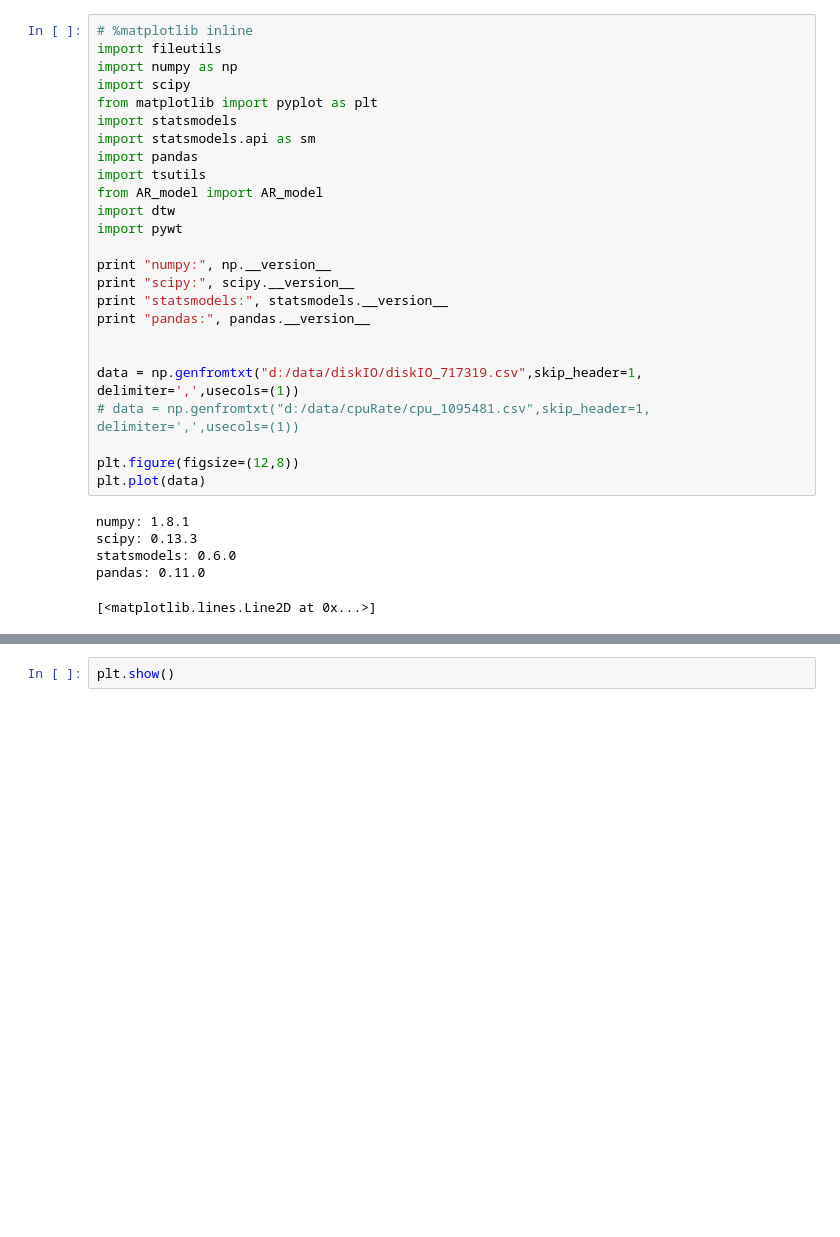
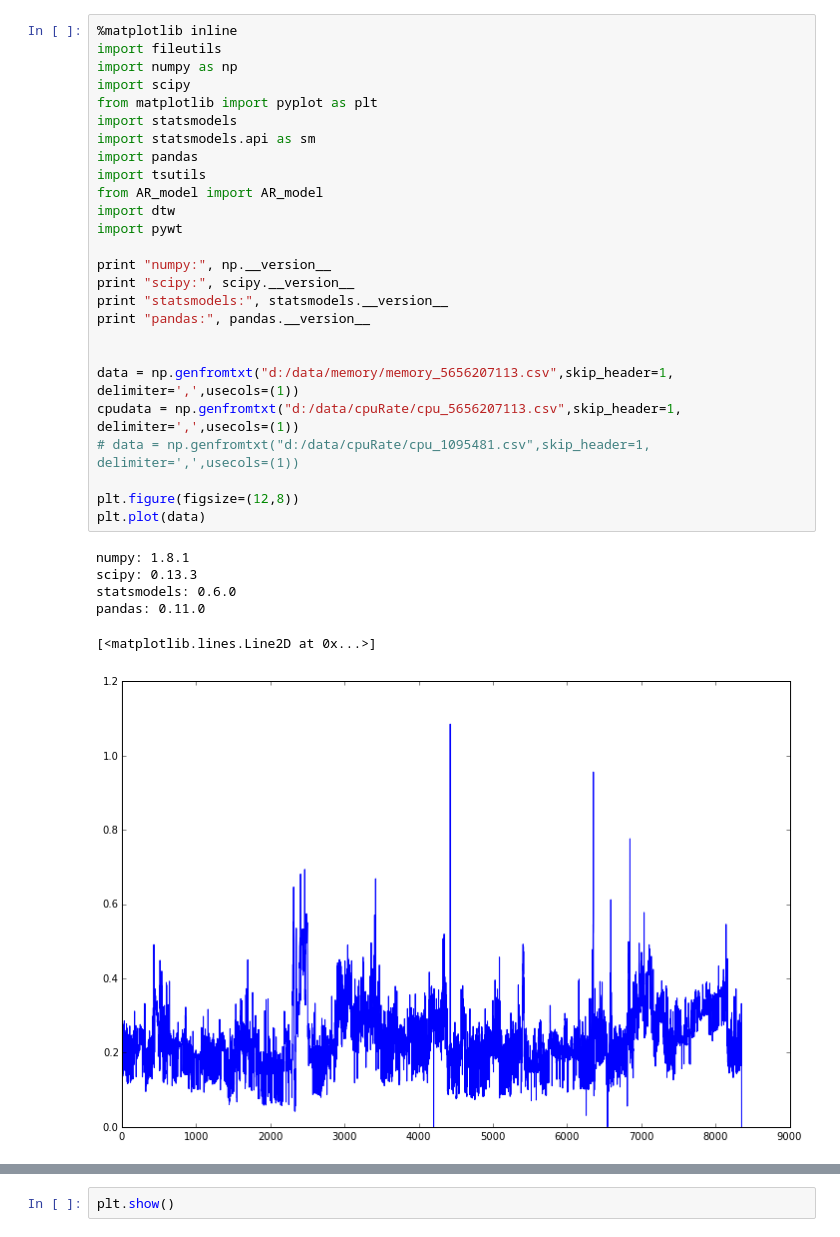
Before and after one commit to Manrich121/ForecastingCloud, a Jupyter notebook: DataPlot/src/ExploreData.ipynb, the cells around one changed output, grey strips where cells are left out. Cells and saved outputs as stored; diff of their text form; blank space fills up the shorter version.

```diff
--- a/DataPlot/src/ExploreData.ipynb
+++ b/DataPlot/src/ExploreData.ipynb
@@ -1,31 +1,33 @@
 # %%
-# %matplotlib inline
+%matplotlib inline
 import fileutils
 import numpy as np
 import scipy
 from matplotlib import pyplot as plt
 import statsmodels
 import statsmodels.api as sm
 import pandas
 import tsutils
 from AR_model import AR_model
 import dtw
 import pywt
 
 print "numpy:", np.__version__
 print "scipy:", scipy.__version__
 print "statsmodels:", statsmodels.__version__
 print "pandas:", pandas.__version__
 
 
-data = np.genfromtxt("d:/data/diskIO/diskIO_717319.csv",skip_header=1, delimiter=',',usecols=(1))
+data = np.genfromtxt("d:/data/memory/memory_5656207113.csv",skip_header=1, delimiter=',',usecols=(1))
+cpudata = np.genfromtxt("d:/data/cpuRate/cpu_5656207113.csv",skip_header=1, delimiter=',',usecols=(1))
 # data = np.genfromtxt("d:/data/cpuRate/cpu_1095481.csv",skip_header=1, delimiter=',',usecols=(1))
 
 plt.figure(figsize=(12,8))
 plt.plot(data)
 # %% [output]
 numpy: 1.8.1
 scipy: 0.13.3
 statsmodels: 0.6.0
 pandas: 0.11.0
 [<matplotlib.lines.Line2D at 0x...>]
+[figure, added]
```
Also changed, not shown: parts of 1 cell of this notebook, 4 other files.
